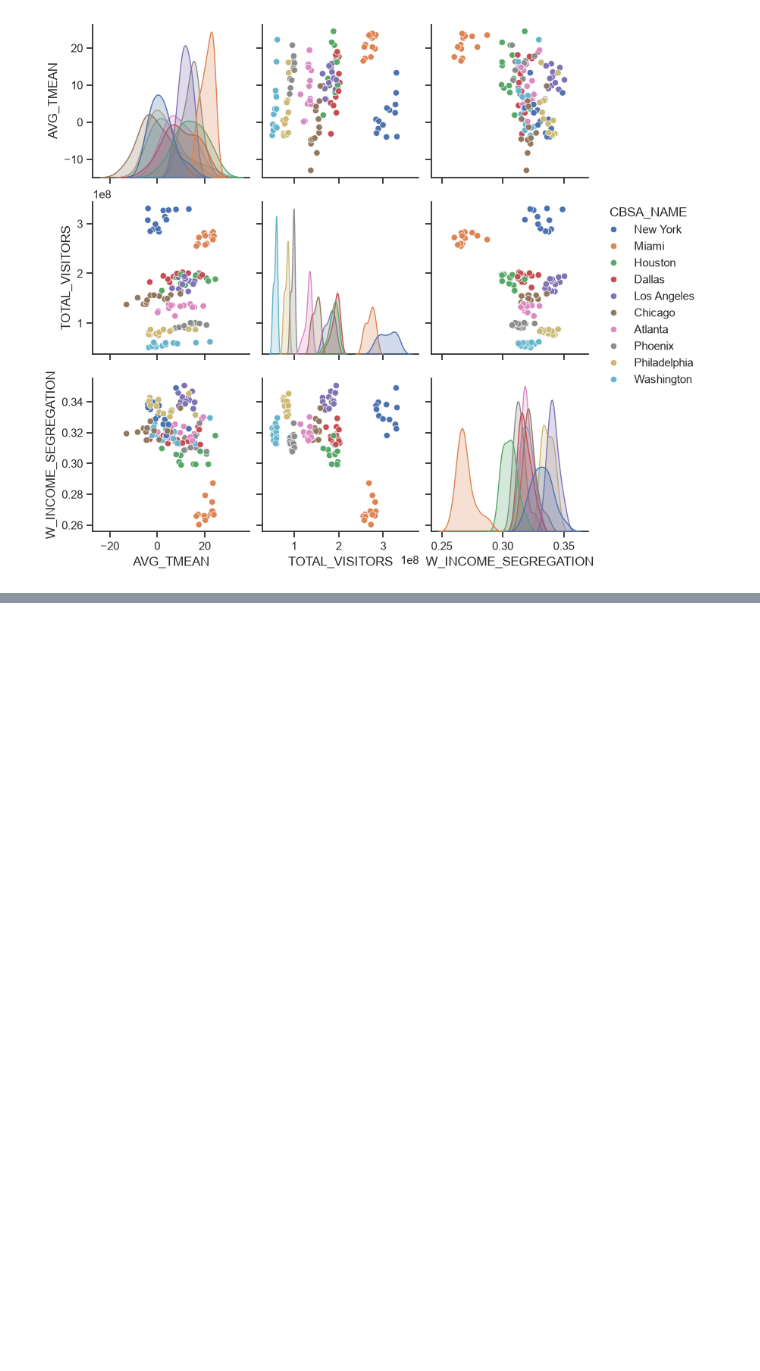
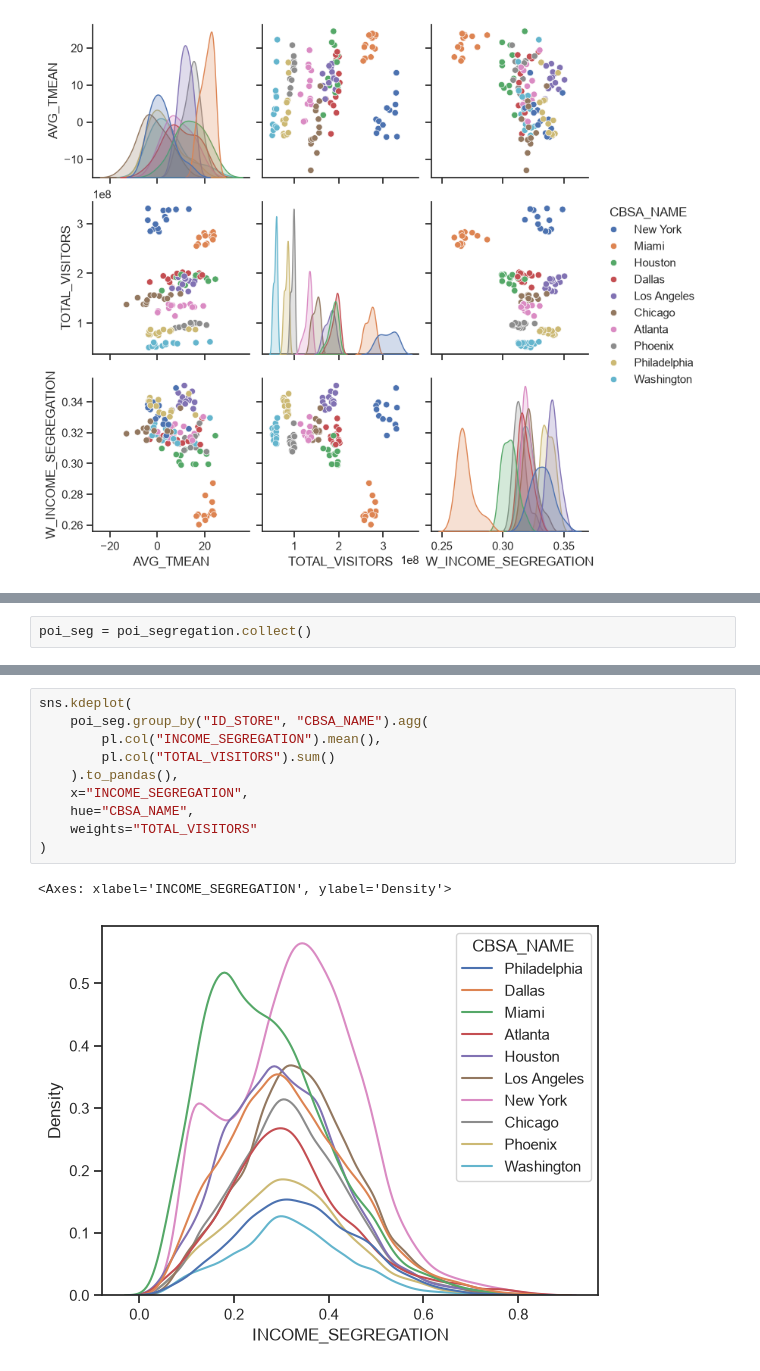
Before and after one commit to marcus-friis/weekly-patterns-plus-exploration, a Jupyter notebook: notebooks/segregation-model.ipynb, the cells around one changed output, grey strips where cells are left out. Cells and saved outputs as stored; diff of their text form; blank space fills up the shorter version.

```diff
--- a/notebooks/segregation-model.ipynb
+++ b/notebooks/segregation-model.ipynb
@@ -353,0 +372,2 @@ Notes:
+# %%
+poi_seg = poi_segregation.collect()
@@ -353,0 +389,13 @@ Notes:
+# %%
+sns.kdeplot(
+    poi_seg.group_by("ID_STORE", "CBSA_NAME").agg(
+        pl.col("INCOME_SEGREGATION").mean(),
+        pl.col("TOTAL_VISITORS").sum()
+    ).to_pandas(),
+    x="INCOME_SEGREGATION",
+    hue="CBSA_NAME",
+    weights="TOTAL_VISITORS"
+)
+# %% [output]
+<Axes: xlabel='INCOME_SEGREGATION', ylabel='Density'>
+[figure, added]
```
Also changed, not shown: parts of 10 cells of this notebook.
